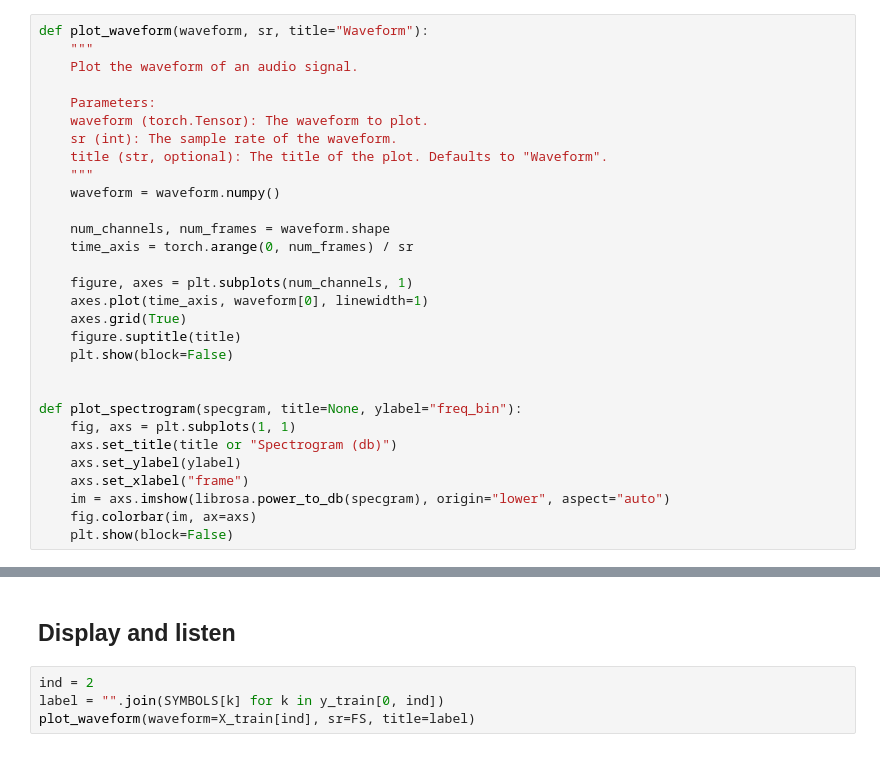
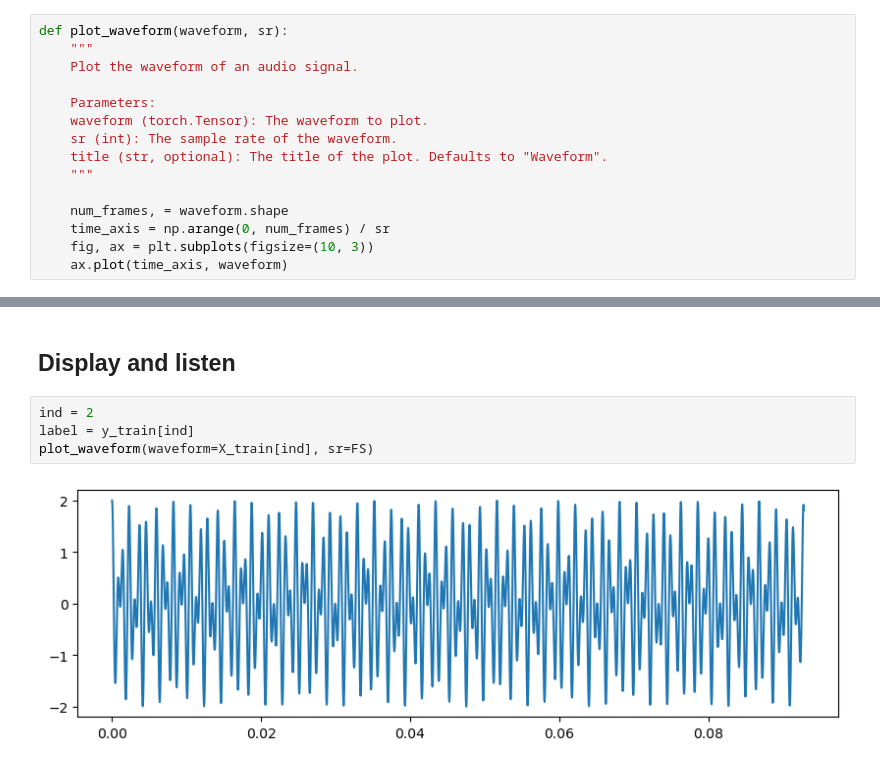
Before and after one commit to deepcharles/tutorials-ensiie, a Jupyter notebook: DTMF.ipynb, the cells around one changed output, grey strips where cells are left out. Saved outputs shown, nothing was run; the diff lists cells and outputs as text.

```diff
--- a/DTMF.ipynb
+++ b/DTMF.ipynb
@@ -80,7 +75,7 @@ def generate_dataset(n_symbols: int=10):
 
     return list_of_segments, list_of_symbols.tolist()
 # %%
-def plot_waveform(waveform, sr, title="Waveform"):
+def plot_waveform(waveform, sr):
     """
     Plot the waveform of an audio signal.
 
@@ -89,26 +84,11 @@ def plot_waveform(waveform, sr, title="Waveform"):
     sr (int): The sample rate of the waveform.
     title (str, optional): The title of the plot. Defaults to "Waveform".
     """
-    waveform = waveform.numpy()
 
-    num_channels, num_frames = waveform.shape
-    time_axis = torch.arange(0, num_frames) / sr
-
-    figure, axes = plt.subplots(num_channels, 1)
-    axes.plot(time_axis, waveform[0], linewidth=1)
-    axes.grid(True)
-    figure.suptitle(title)
-    plt.show(block=False)
-
-
-def plot_spectrogram(specgram, title=None, ylabel="freq_bin"):
-    fig, axs = plt.subplots(1, 1)
-    axs.set_title(title or "Spectrogram (db)")
-    axs.set_ylabel(ylabel)
-    axs.set_xlabel("frame")
-    im = axs.imshow(librosa.power_to_db(specgram), origin="lower", aspect="auto")
-    fig.colorbar(im, ax=axs)
-    plt.show(block=False)
+    num_frames, = waveform.shape
+    time_axis = np.arange(0, num_frames) / sr
+    fig, ax = plt.subplots(figsize=(10, 3))
+    ax.plot(time_axis, waveform)
 # %% [markdown]
 ## Generate training and testing sets
 # %%
@@ -120,7 +100,9 @@ X_test, y_test = generate_dataset(N_DATA)
 ## Display and listen
 # %%
 ind = 2
-label = "".join(SYMBOLS[k] for k in y_train[0, ind])
-plot_waveform(waveform=X_train[ind], sr=FS, title=label)
+label = y_train[ind]
+plot_waveform(waveform=X_train[ind], sr=FS)
+# %% [output]
+[figure, added]
 # %%
 IPython.display.Audio(X_train[ind], rate=FS)
```
Also changed, not shown: parts of 2 cells of this notebook.
